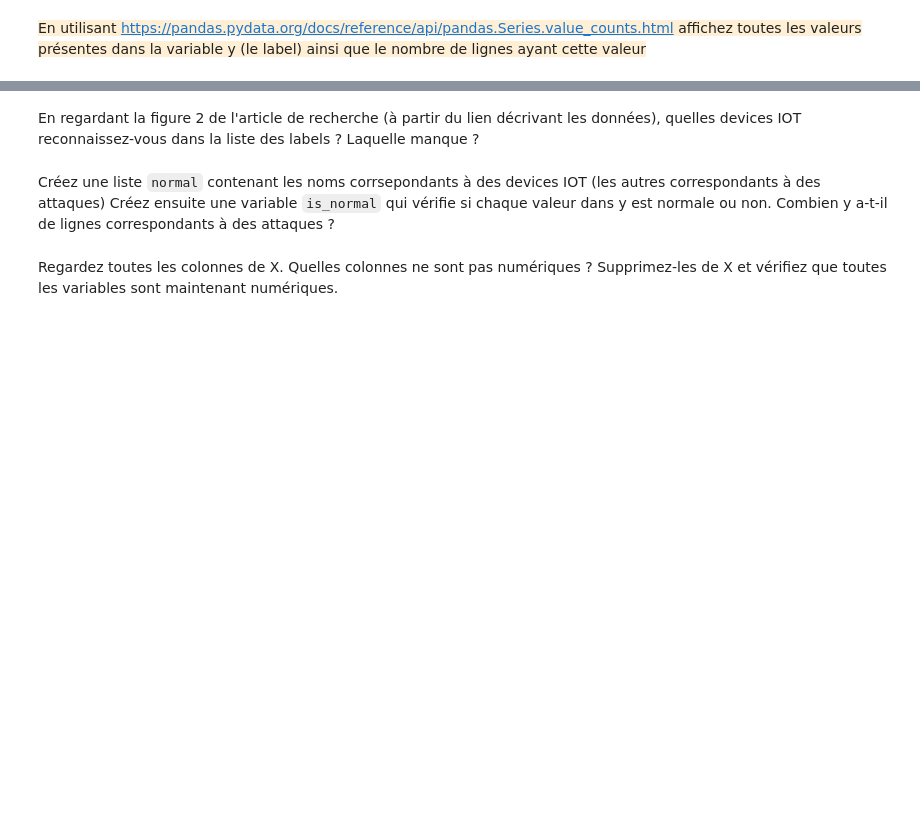
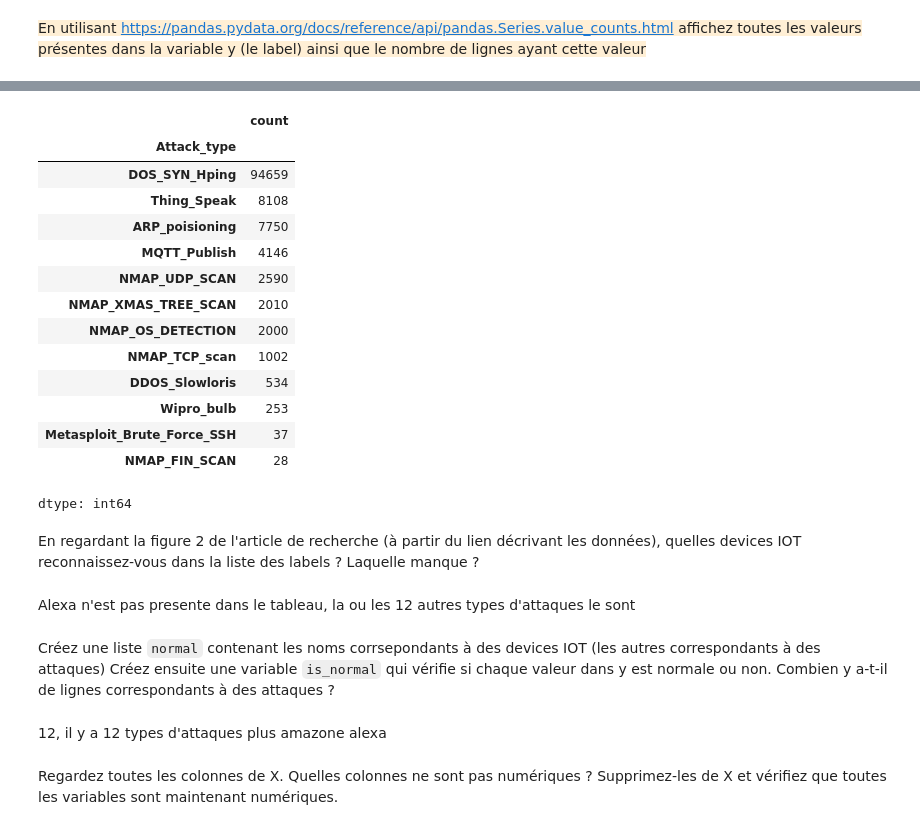
Before and after one commit to augustinprotin/TD-Introduction-l-ia, a Jupyter notebook: TD1_introduction.ipynb, the cells around one changed output, grey strips where cells are left out. Saved outputs shown, nothing was run; the diff lists cells and outputs as text; code cells hidden in the pictures; blank space fills up the shorter version.

```diff
--- a/TD1_introduction.ipynb
+++ b/TD1_introduction.ipynb
@@ -329,8 +353,30 @@ Name: count, dtype: int64
+# %%
+display(y.value_counts())
+# %% [output]
+|  | count |
+| Attack_type |  |
+| DOS_SYN_Hping | 94659 |
+| Thing_Speak | 8108 |
+| ARP_poisioning | 7750 |
+| MQTT_Publish | 4146 |
+| NMAP_UDP_SCAN | 2590 |
+| NMAP_XMAS_TREE_SCAN | 2010 |
+| NMAP_OS_DETECTION | 2000 |
+| NMAP_TCP_scan | 1002 |
+| DDOS_Slowloris | 534 |
+| Wipro_bulb | 253 |
+| Metasploit_Brute_Force_SSH | 37 |
+| NMAP_FIN_SCAN | 28 |
+dtype: int64
 # %% [markdown]
 En regardant la figure 2 de l'article de recherche (à partir du lien décrivant les données), quelles devices IOT reconnaissez-vous dans la liste des labels ? Laquelle manque ?
+# %% [markdown]
+Alexa n'est pas presente dans le tableau, la ou les 12 autres types d'attaques le sont
 # %% [markdown]
 Créez une liste `normal` contenant les noms corrsepondants à des devices IOT (les autres correspondants à des attaques)
 Créez ensuite une variable `is_normal` qui vérifie si chaque valeur dans y est normale ou non. Combien y a-t-il de lignes correspondants à des attaques ?
+# %% [markdown]
+12, il y a  12 types d'attaques plus amazone alexa
 # %% [markdown]
 Regardez toutes les colonnes de X. Quelles colonnes ne sont pas numériques ? Supprimez-les de X et vérifiez que toutes les variables sont maintenant numériques.
 # %% [markdown]
```
Also changed, not shown: parts of 11 cells of this notebook.
